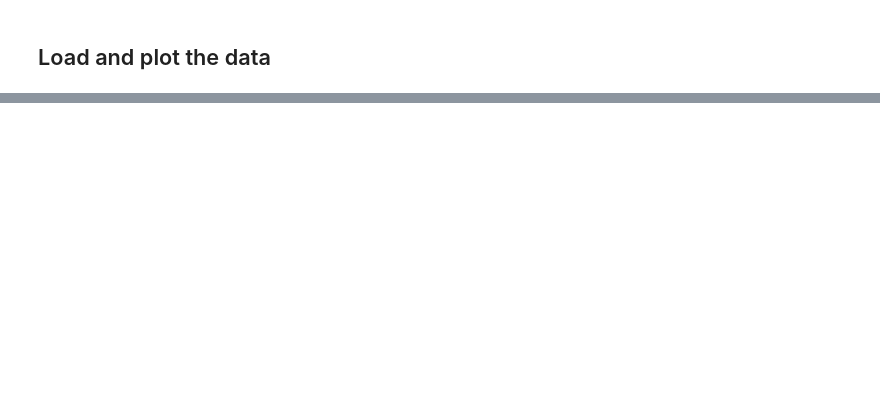
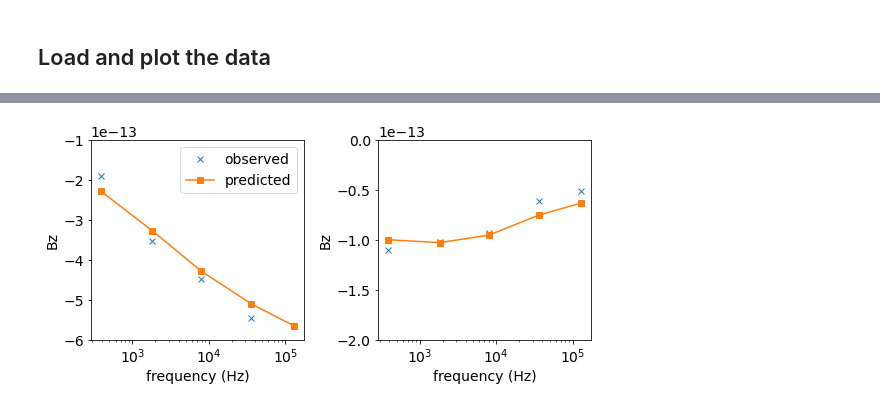
Before and after one commit to simpeg-research/bookpurnong-inversion, a Jupyter notebook: BookpurnongResolveInversion.ipynb, the cells around one changed output, grey strips where cells are left out. Saved outputs shown, nothing was run; the diff lists cells and outputs as text; code cells hidden in the pictures; blank space fills up the shorter version.

```diff
--- a/BookpurnongResolveInversion.ipynb
+++ b/BookpurnongResolveInversion.ipynb
@@ -163,0 +171,2 @@ def resolve_1Dinversions(
+# %%
+sounding_index = 517
@@ -169,3 +188,24 @@ sigma_half = 1e-1
 # 10% for the 3 lowest frequencies, 15% for the two highest
 relative = np.repeat(np.r_[np.ones(3) * 0.1, np.ones(2) * 0.15], 2)
 floor = abs(20 * bp * 1e-6)  # floor of 20ppm
+# %%
+dobsi = (
+    np.c_[
+        resolve["data"][sounding_index, :][cpi_inds].astype(float),
+        resolve["data"][sounding_index, :][cpq_inds].astype(float),
+    ].flatten()
+    * bp
+    * 1e-6
+)
+
+# perform the inversion
+src_height = height_resolve[sounding_index].astype(float)
+result = resolve_1Dinversions(
+    mesh.serialize(),
+    dobsi,
+    src_height,
+    frequencies,
+    sigma_0=sigma_half,
+    relative_error=relative,
+    floor=floor,
+)
@@ -171,0 +231,19 @@ floor = abs(20 * bp * 1e-6)  # floor of 20ppm
+# %%
+fig, ax = plt.subplots(1, 2, figsize=(8, 4))
+
+ax[0].semilogx(frequencies, result[2][::2], "x", label="observed")
+ax[0].semilogx(frequencies, result[1][::2], "-s", label="predicted")
+ax[0].set_ylim([-6e-13, -1e-13])
+
+ax[1].semilogx(frequencies, result[2][1::2], "x")
+ax[1].semilogx(frequencies, result[1][1::2], "-s")
+ax[1].set_ylim([-2e-13, 0])
+
+ax[0].legend()
+
+for a, t in zip(ax, ["real", "imag"]):
+    a.set_xlabel("frequency (Hz)")
+    a.set_ylabel("Bz")
+plt.tight_layout()
+# %% [output]
+[figure, added]
```
Also changed, not shown: parts of 20 cells of this notebook, 1 other file.
